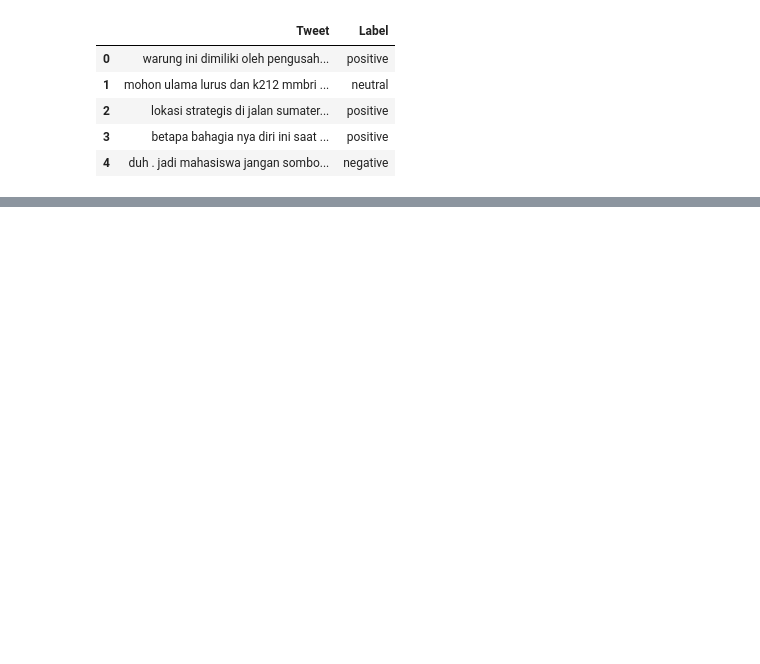
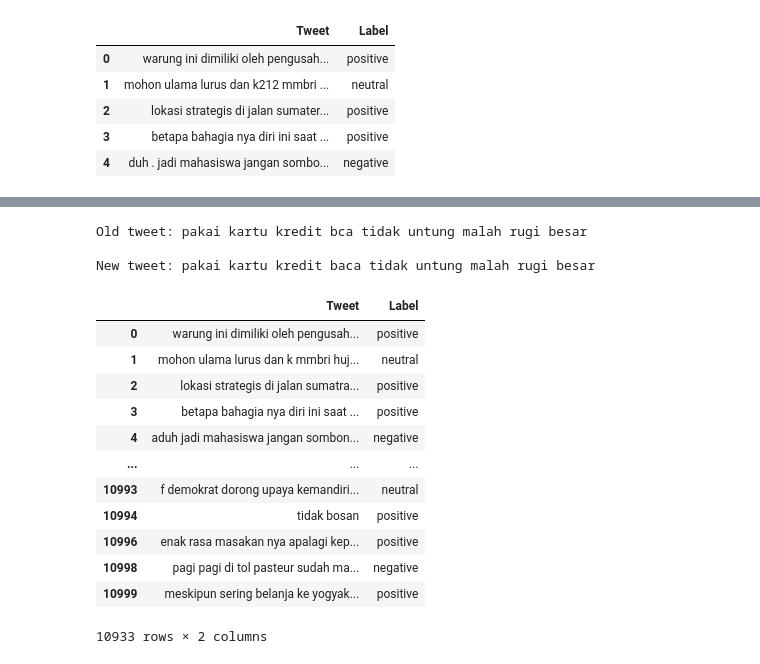
Before and after one commit to DSC12-Platinum-Challenge/23001033-12-KEN-NIN-SentimentAnalysis-Platinum, a Jupyter notebook: EDA.ipynb, the cells around one changed output, grey strips where cells are left out. Drawn from its saved outputs; the diff is of its cells as text; code cells hidden in the pictures; blank space fills up the shorter version.

```diff
--- a/EDA.ipynb
+++ b/EDA.ipynb
@@ -246,3 +274,29 @@ new_data
+# %%
+print('Old tweet: {}'.format(df['Tweet'].iloc[6]))
+print('\t')
+print('New tweet: {}'.format(new_data_without_stopword['Tweet'].iloc[6]))
+# %% [output]
+Old tweet: pakai kartu kredit bca tidak untung malah rugi besar
+
+New tweet: pakai kartu kredit baca tidak untung malah rugi besar
+# %%
+new_data_without_stopword.to_sql('new_data_without_stopword', connection_data, if_exists='replace', index=False)
+new_data_without_stopword = pd.DataFrame(new_data_without_stopword)
+new_data_without_stopword
+# %% [output]
+|  | Tweet | Label |
+| 0 | warung ini dimiliki oleh pengusah... | positive |
+| 1 | mohon ulama lurus dan k mmbri huj... | neutral |
+| 2 | lokasi strategis di jalan sumatra... | positive |
+| 3 | betapa bahagia nya diri ini saat ... | positive |
+| 4 | aduh jadi mahasiswa jangan sombon... | negative |
+| ... | ... | ... |
+| 10993 | f demokrat dorong upaya kemandiri... | neutral |
+| 10994 | tidak bosan | positive |
+| 10996 | enak rasa masakan nya apalagi kep... | positive |
+| 10998 | pagi pagi di tol pasteur sudah ma... | negative |
+| 10999 | meskipun sering belanja ke yogyak... | positive |
+10933 rows × 2 columns
 # %%
 connection_data.commit()
 connection_data.close()
```
Also changed, not shown: parts of 7 cells of this notebook, 6 other files.
